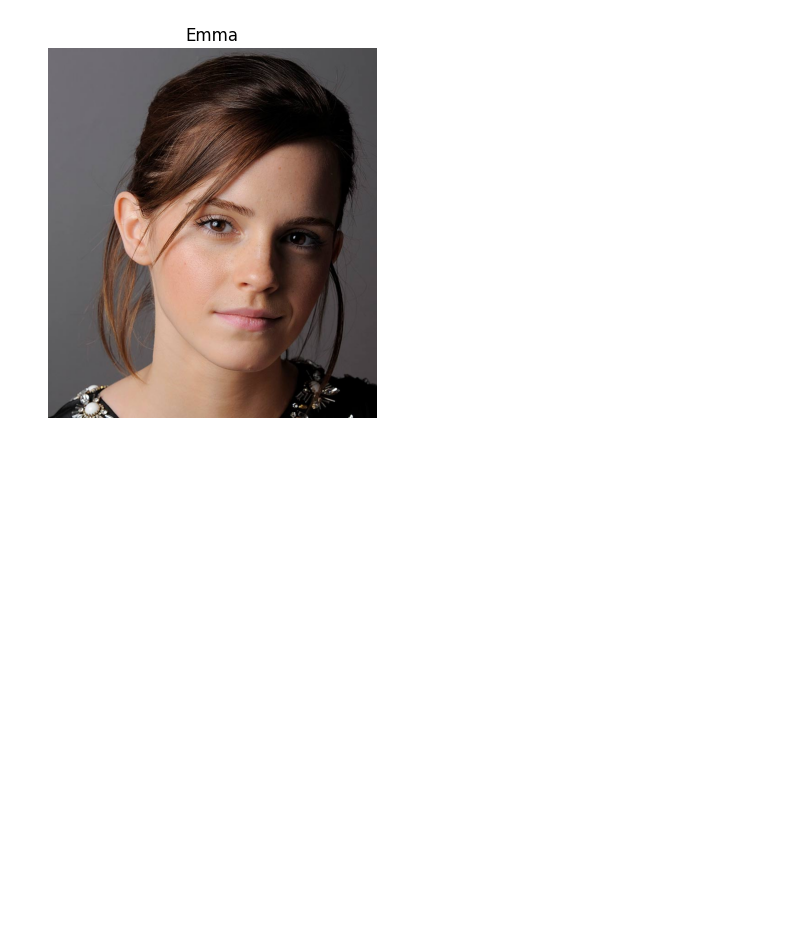
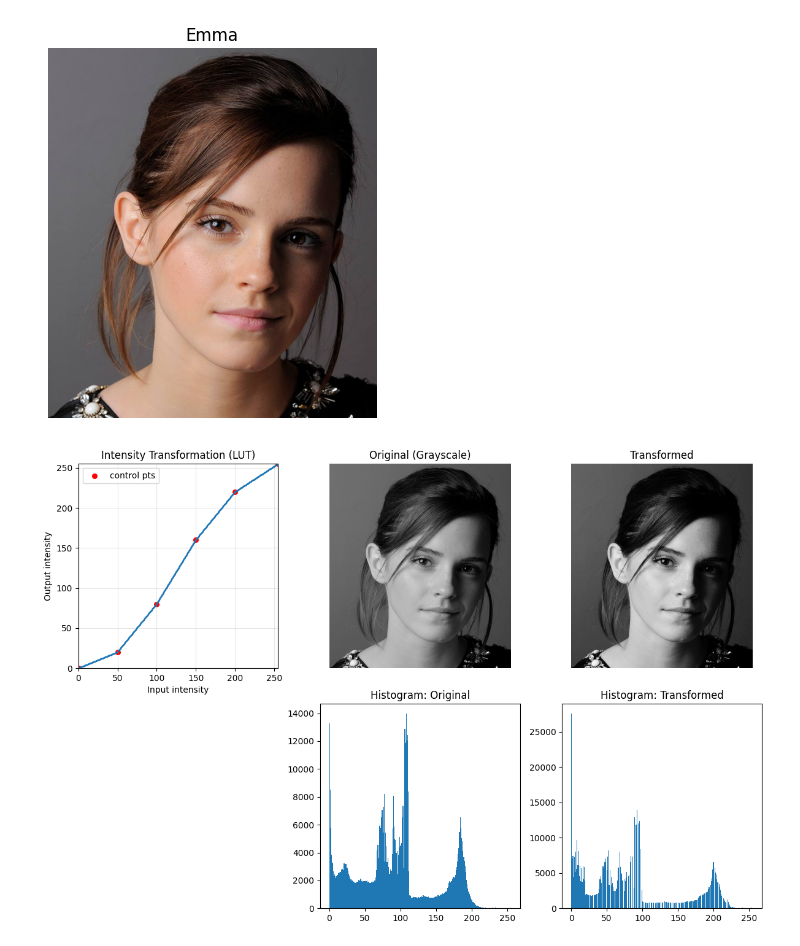
Before and after one commit to Dulavinya/EN3160-ImageProcessing, a Jupyter notebook: A01.ipynb, the cells around one changed output. Drawn from its saved outputs; the diff is of its cells as text; code cells hidden in the pictures; blank space fills up the shorter version.

```diff
--- a/A01.ipynb
+++ b/A01.ipynb
@@ -46,3 +46,85 @@ plt.title("Emma")
 plt.show()
 # %% [output]
 [figure]
+# %%
+import cv2 as cv
+import numpy as np
+import matplotlib.pyplot as plt
+
+# --- 1) Load image (Fig. 1b) ---
+img = cv.imread("images/a1images/emma.jpg", cv.IMREAD_UNCHANGED)  # change path!
+if img is None:
+    raise FileNotFoundError("Update the image path to Fig. 1b")
+
+# Handle color vs grayscale
+if img.ndim == 3:
+    # Convert to grayscale for Q1 unless your instructor expects color.
+    # (If they want color, see the HSV path further below.)
+    gray = cv.cvtColor(img, cv.COLOR_BGR2GRAY)
+else:
+    gray = img.copy()
+
+# --- 2) Define piecewise-linear control points from Fig. 1a ---
+# TODO: Replace these with your actual points read from the plot.
+# Points must be sorted by x (input intensity). Always include (0, y0) and (255, yN).
+# Example ONLY (placeholder!):
+control_xy = np.array([
+    [  0,   0],
+    [ 50,  20],
+    [100,  80],
+    [150, 160],
+    [200, 220],
+    [255, 255]
+], dtype=np.float32)
+
+# Basic sanity checks
+assert np.all(np.diff(control_xy[:,0]) >= 0), "x values must be non-decreasing"
+assert control_xy[0,0] == 0 and control_xy[-1,0] == 255, "Include x=0 and x=255"
+
+# --- 3) Build LUT by linear interpolation ---
+x = control_xy[:,0]
+y = control_xy[:,1]
+x_query = np.arange(256, dtype=np.float32)
+lut = np.interp(x_query, x, y)              # float64 result is fine
+lut = np.clip(lut, 0, 255).astype(np.uint8) # cv2.LUT needs uint8
+
+# --- 4) Apply LUT to the image ---
+out = cv.LUT(gray, lut)
+
+# --- 5) Visualize: mapping curve + images + histograms ---
+fig = plt.figure(figsize=(12, 8))
+
+# Mapping curve
+ax1 = plt.subplot(2, 3, 1)
+ax1.plot(x_query, lut, lw=2)
+ax1.scatter(x, y, c="r", s=30, label="control pts")
+ax1.set_title("Intensity Transformation (LUT)")
+ax1.set_xlim(0, 255); ax1.set_ylim(0, 255)
+ax1.set_xlabel("Input intensity"); ax1.set_ylabel("Output intensity")
+ax1.grid(True, alpha=0.3)
+ax1.legend()
+
+# Original & transformed images
+ax2 = plt.subplot(2, 3, 2)
+ax2.imshow(gray, cmap="gray", vmin=0, vmax=255)
+ax2.set_title("Original (Grayscale)")
+ax2.axis("off")
+
+ax3 = plt.subplot(2, 3, 3)
+ax3.imshow(out, cmap="gray", vmin=0, vmax=255)
+ax3.set_title("Transformed")
+ax3.axis("off")
+
+# Histograms (before/after)
+ax4 = plt.subplot(2, 3, 5)
+ax4.hist(gray.ravel(), bins=256, range=(0,255))
+ax4.set_title("Histogram: Original")
+
+ax5 = plt.subplot(2, 3, 6)
+ax5.hist(out.ravel(), bins=256, range=(0,255))
+ax5.set_title("Histogram: Transformed")
+
+plt.tight_layout()
+plt.show()
+# %% [output]
+[figure, added]
```
